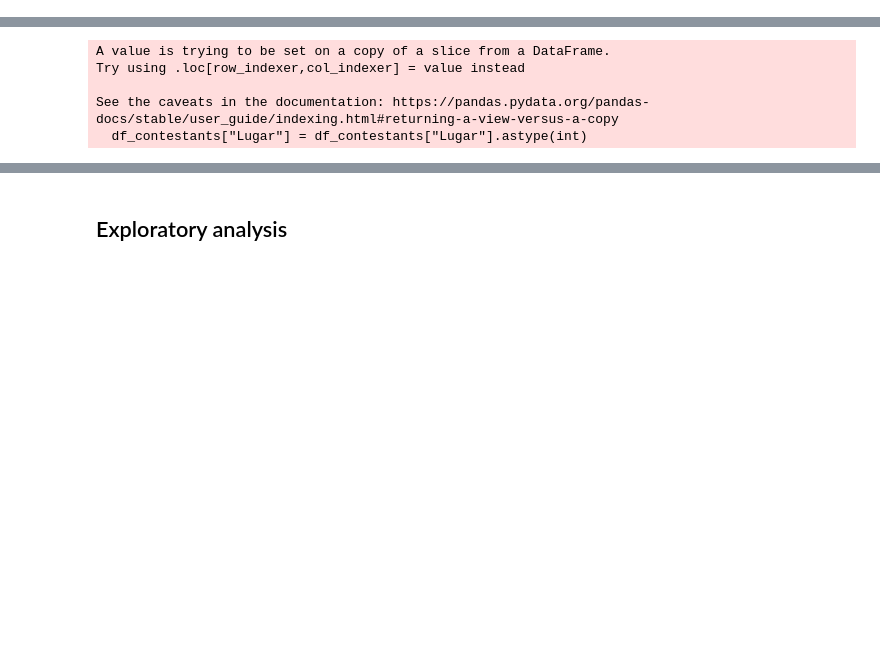
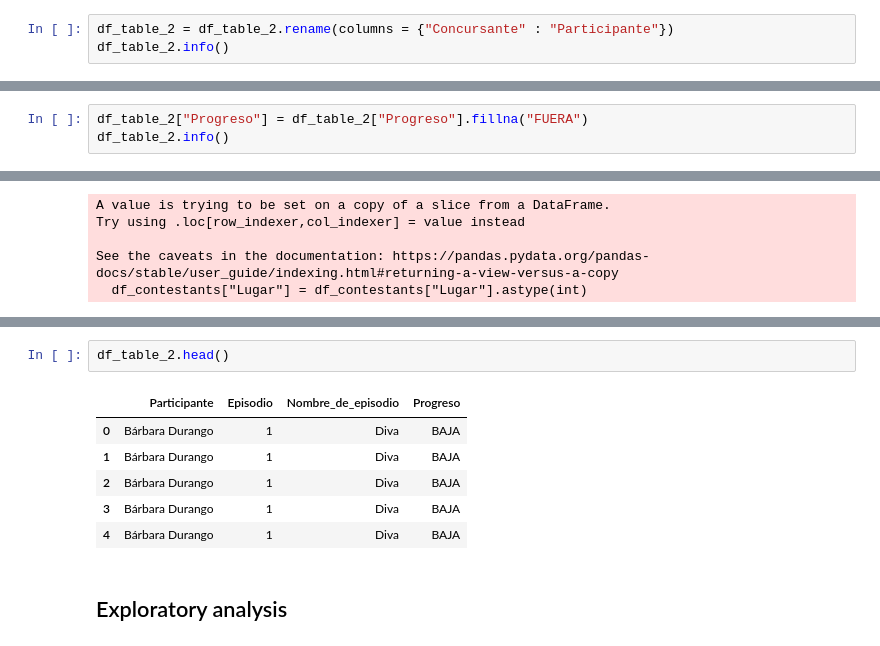
Before and after one commit to NilArj/drag_show, a Jupyter notebook: drag_show.ipynb, the cells around one changed output, grey strips where cells are left out. Saved outputs shown, nothing was run; the diff lists cells and outputs as text; blank space fills up the shorter version.

```diff
--- a/drag_show.ipynb
+++ b/drag_show.ipynb
@@ -132,3 +132,6 @@ memory usage: 9.3+ KB
 Execute cleaning procedures
 <br>
 <a href="#table_of_contents">Navigate to contents</a>
+# %%
+df_table_2 = df_table_2.rename(columns = {"Concursante" : "Participante"})
+df_table_2.info()
@@ -153,3 +168,6 @@ Data columns (total 9 columns):
  8   Selección            70 non-null     object
 dtypes: int64(3), object(6)
 memory usage: 5.0+ KB
+# %%
+df_table_2["Progreso"] = df_table_2["Progreso"].fillna("FUERA")
+df_table_2.info()
@@ -203,3 +242,12 @@ See the caveats in the documentation: https://pandas.pydata.org/pandas-docs/stab
+# %%
+df_table_2.head()
+# %% [output]
+|  | Participante | Episodio | Nombre_de_episodio | Progreso |
+| 0 | Bárbara Durango | 1 | Diva | BAJA |
+| 1 | Bárbara Durango | 1 | Diva | BAJA |
+| 2 | Bárbara Durango | 1 | Diva | BAJA |
+| 3 | Bárbara Durango | 1 | Diva | BAJA |
+| 4 | Bárbara Durango | 1 | Diva | BAJA |
 # %% [markdown]
 ## Exploratory analysis
 # %% [markdown]
```
Also changed, not shown: parts of 9 cells of this notebook, 2 other files.
